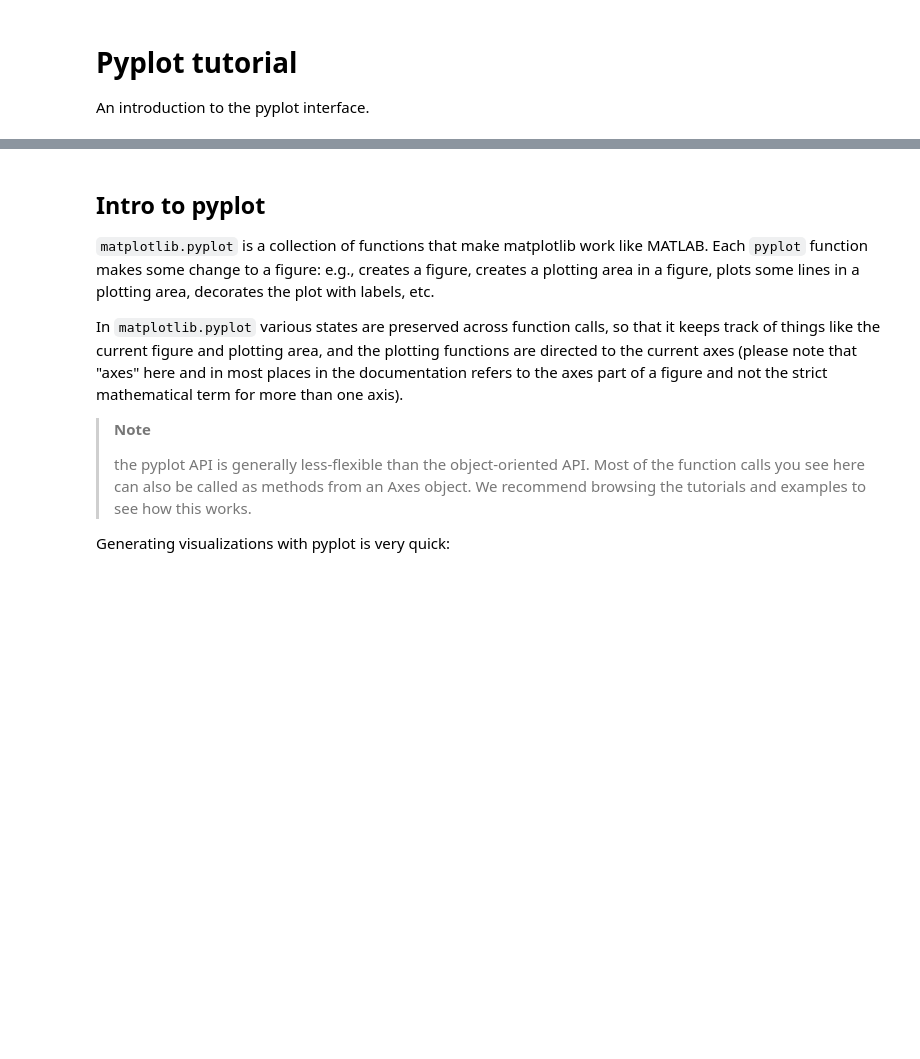
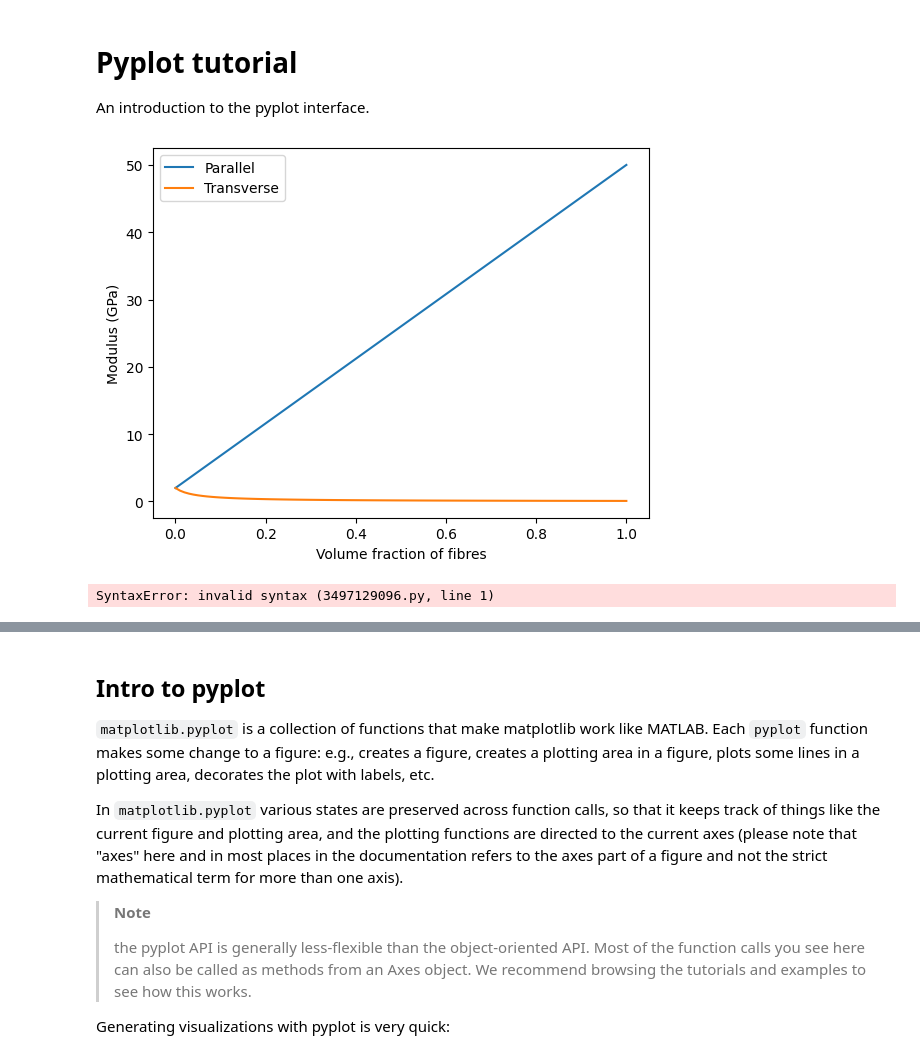
Before and after one commit to GulnaraY/codespaces-jupyter, a Jupyter notebook: notebooks/matplotlib.ipynb, the cells around one changed output, grey strips where cells are left out. Drawn from its saved outputs; the diff is of its cells as text; code cells hidden in the pictures; blank space fills up the shorter version.

```diff
--- a/notebooks/matplotlib.ipynb
+++ b/notebooks/matplotlib.ipynb
@@ -2,3 +2,81 @@
 # Pyplot tutorial
 
 An introduction to the pyplot interface.
+# %%
+import numpy as np
+import matplotlib.pyplot as plt
+
+# Define material properties
+Ematrix = 2e9  # Pa
+Efibre = 50e9  # Pa
+Vfibre = np.linspace(0, 1, 101)
+
+# Calculate moduli
+Eparallel = Ematrix * (1 + (Efibre / Ematrix - 1) * Vfibre)
+Etransverse = Ematrix / (1 - Vfibre * (1 - Efibre / Ematrix))
+
+# Plot results
+plt.plot(Vfibre, Eparallel / 1e9, label='Parallel')
+plt.plot(Vfibre, Etransverse / 1e9, label='Transverse')
+plt.xlabel('Volume fraction of fibres')
+plt.ylabel('Modulus (GPa)')
+plt.legend()
+plt.show()
+# %% [output]
+[figure, added]
+# %%
+LAMMPS data file for SiC supercell
+
+125 atoms
+2 atom types
+
+0.0 25.0 xlo xhi
+0.0 25.0 ylo yhi
+0.0 25.0 zlo zhi
+
+Masses
+
+1 28.09
+2 12.01
+
+Atoms
+
+#  x    y    z   type
+   0.0  0.0  0.0  1
+   0.0  1.5  1.5  2
+   0.0  3.0  3.0  1
+   0.0  4.5  4.5  2
+   0.0  6.0  0.0  1
+   0.0  7.5  1.5  2
+   0.0  9.0  3.0  1
+   0.0 10.5  4.5  2
+   0.0 12.0  0.0  1
+   0.0 13.5  1.5  2
+   0.0 15.0  3.0  1
+   0.0 16.5  4.5  2
+   0.0 18.0  0.0  1
+   0.0 19.5  1.5  2
+   0.0 21.0  3.0  1
+   0.0 22.5  4.5  2
+   1.5  0.0  1.5  2
+   1.5  1.5  0.0  1
+   1.5  3.0  4.5  2
+   1.5  4.5  3.0  1
+   1.5  6.0  1.5  2
+   1.5  7.5  0.0  1
+   1.5  9.0  4.5  2
+   1.5 10.5  3.0  1
+   1.5 12.0  1.5  2
+   1.5 13.5  0.0  1
+   1.5 15.0  4.5  2
+   1.5 16.5  3.0  1
+   1.5 18.0  1.5  2
+   1.5 19.5  0.0  1
+   1.5 21.0  4.5  2
+   1.5 22.5  3.0  1
+   3.0  0.0  3.0  1
+   3.0  1.5  4.5  2
+   3.0  3.0  0.0  1
+   3
+# %% [output]
+SyntaxError: invalid syntax (3497129096.py, line 1)
```
Also changed, not shown: parts of 7 cells of this notebook, 3 other files.
